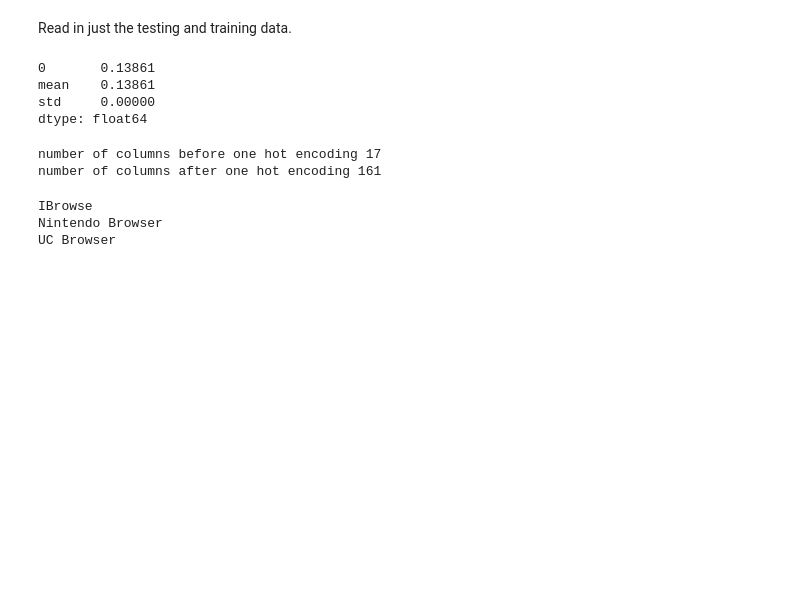
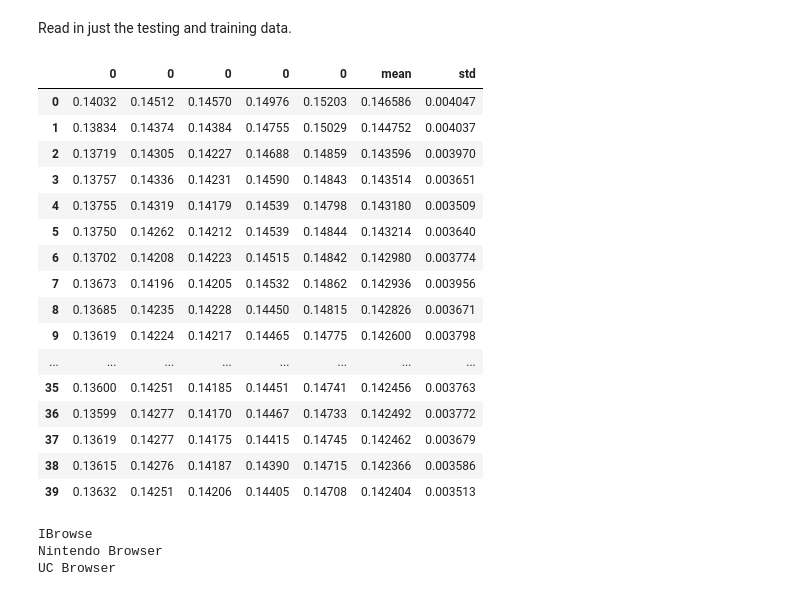
Before and after one commit to ily9000/Kaggle_AirBnB, a Jupyter notebook: view_results.ipynb, the cells around one changed output. Drawn from its saved outputs; the diff is of its cells as text; code cells hidden in the pictures; blank space fills up the shorter version.

```diff
--- a/view_results.ipynb
+++ b/view_results.ipynb
@@ -12,18 +12,31 @@ import matplotlib.pyplot as plt
 # %% [markdown]
 Read in just the testing and training data.
 # %%
-error = pd.read_pickle('scripts/cv_results/sessions_e20_25n/validate_err2.p')
+error = pd.read_pickle('scripts/cv_results/actions_e20/validate_err.p')
 #error['mean'] = error.apply(np.mean, axis = 1)
 error = error.astype(np.float64)
 error['mean'] = error.mean(1)
 error['std'] = error.std(1)
-# %%
-np.min(error)
-# %% [output]
-0       0.13861
-mean    0.13861
-std     0.00000
-dtype: float64
+# %%
+error
+# %% [output]
+|  | 0 | 0 | 0 | 0 | 0 | mean | std |
+| 0 | 0.14032 | 0.14512 | 0.14570 | 0.14976 | 0.15203 | 0.146586 | 0.004047 |
+| 1 | 0.13834 | 0.14374 | 0.14384 | 0.14755 | 0.15029 | 0.144752 | 0.004037 |
+| 2 | 0.13719 | 0.14305 | 0.14227 | 0.14688 | 0.14859 | 0.143596 | 0.003970 |
+| 3 | 0.13757 | 0.14336 | 0.14231 | 0.14590 | 0.14843 | 0.143514 | 0.003651 |
+| 4 | 0.13755 | 0.14319 | 0.14179 | 0.14539 | 0.14798 | 0.143180 | 0.003509 |
+| 5 | 0.13750 | 0.14262 | 0.14212 | 0.14539 | 0.14844 | 0.143214 | 0.003640 |
+| 6 | 0.13702 | 0.14208 | 0.14223 | 0.14515 | 0.14842 | 0.142980 | 0.003774 |
+| 7 | 0.13673 | 0.14196 | 0.14205 | 0.14532 | 0.14862 | 0.142936 | 0.003956 |
+| 8 | 0.13685 | 0.14235 | 0.14228 | 0.14450 | 0.14815 | 0.142826 | 0.003671 |
+| 9 | 0.13619 | 0.14224 | 0.14217 | 0.14465 | 0.14775 | 0.142600 | 0.003798 |
+| ... | ... | ... | ... | ... | ... | ... | ... |
+| 35 | 0.13600 | 0.14251 | 0.14185 | 0.14451 | 0.14741 | 0.142456 | 0.003763 |
+| 36 | 0.13599 | 0.14277 | 0.14170 | 0.14467 | 0.14733 | 0.142492 | 0.003772 |
+| 37 | 0.13619 | 0.14277 | 0.14175 | 0.14415 | 0.14745 | 0.142462 | 0.003679 |
+| 38 | 0.13615 | 0.14276 | 0.14187 | 0.14390 | 0.14715 | 0.142366 | 0.003586 |
+| 39 | 0.13632 | 0.14251 | 0.14206 | 0.14405 | 0.14708 | 0.142404 | 0.003513 |
 # %%
 #train_100 = pd.read_csv('Airbnb_data/train_users_2.csv', nrows = 100, index_col='id')
 train_data = pd.read_csv('data/train_users_2.csv', index_col = 'id')
@@ -32,12 +45,6 @@ test_data = pd.read_csv('data/test_users.csv', index_col = 'id')
 #age = pd.read_csv('Airbnb_data/age_gender_bkts.csv')
 #countries = pd.read_csv('Airbnb_data/countries.csv')
 all_df = pd.read_pickle('data/all_df.p')
-# %%
-import kaggle_xgb
-all_df = kaggle_xgb.feature_eng(all_df)
-# %% [output]
-number of columns before one hot encoding 17
-number of columns after one hot encoding 161
 # %%
 for i in np.unique(test_data.first_browser):
     if i not in np.unique(train_data.first_browser):
```
Also changed, not shown: 4 other files.
